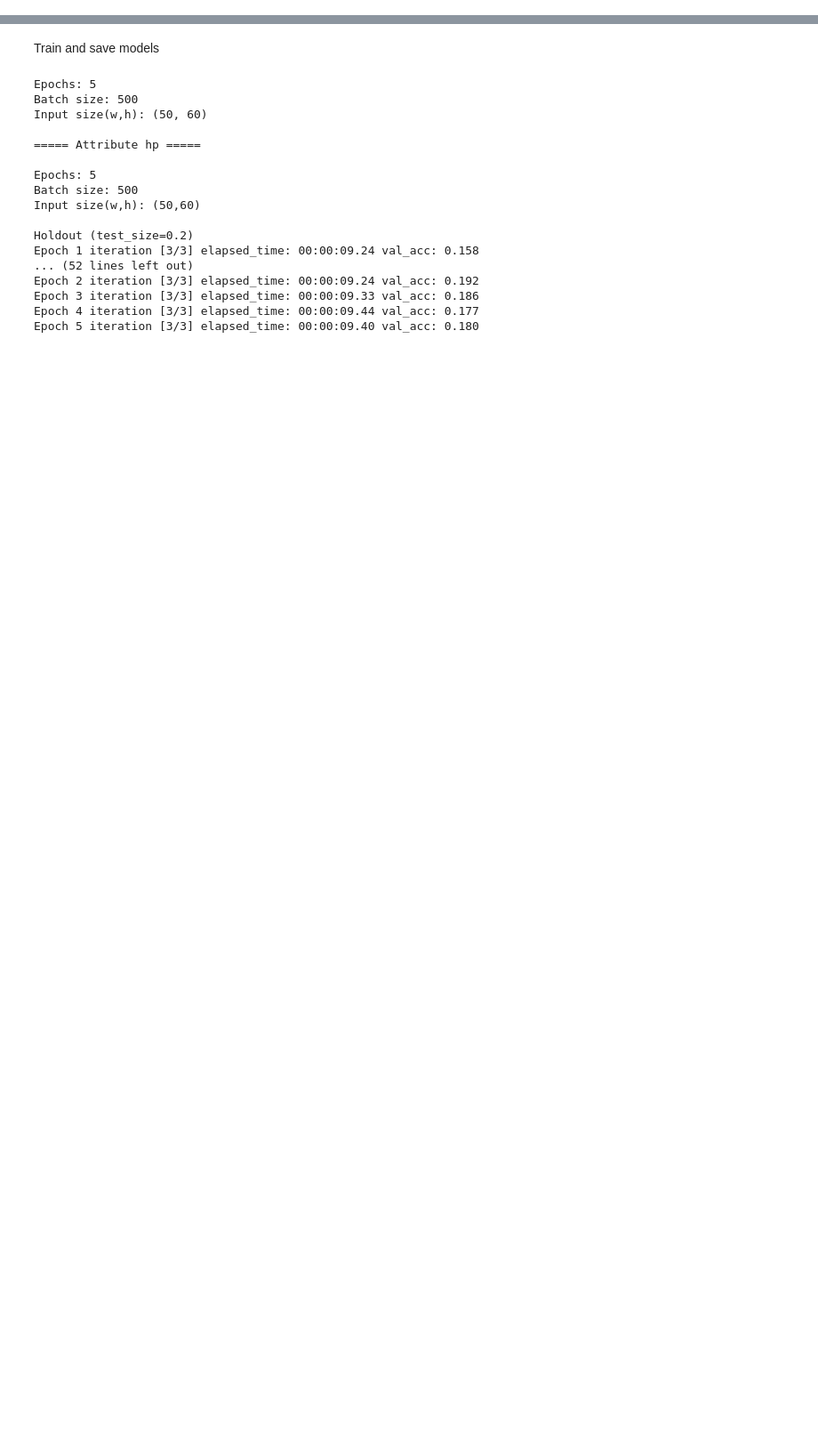
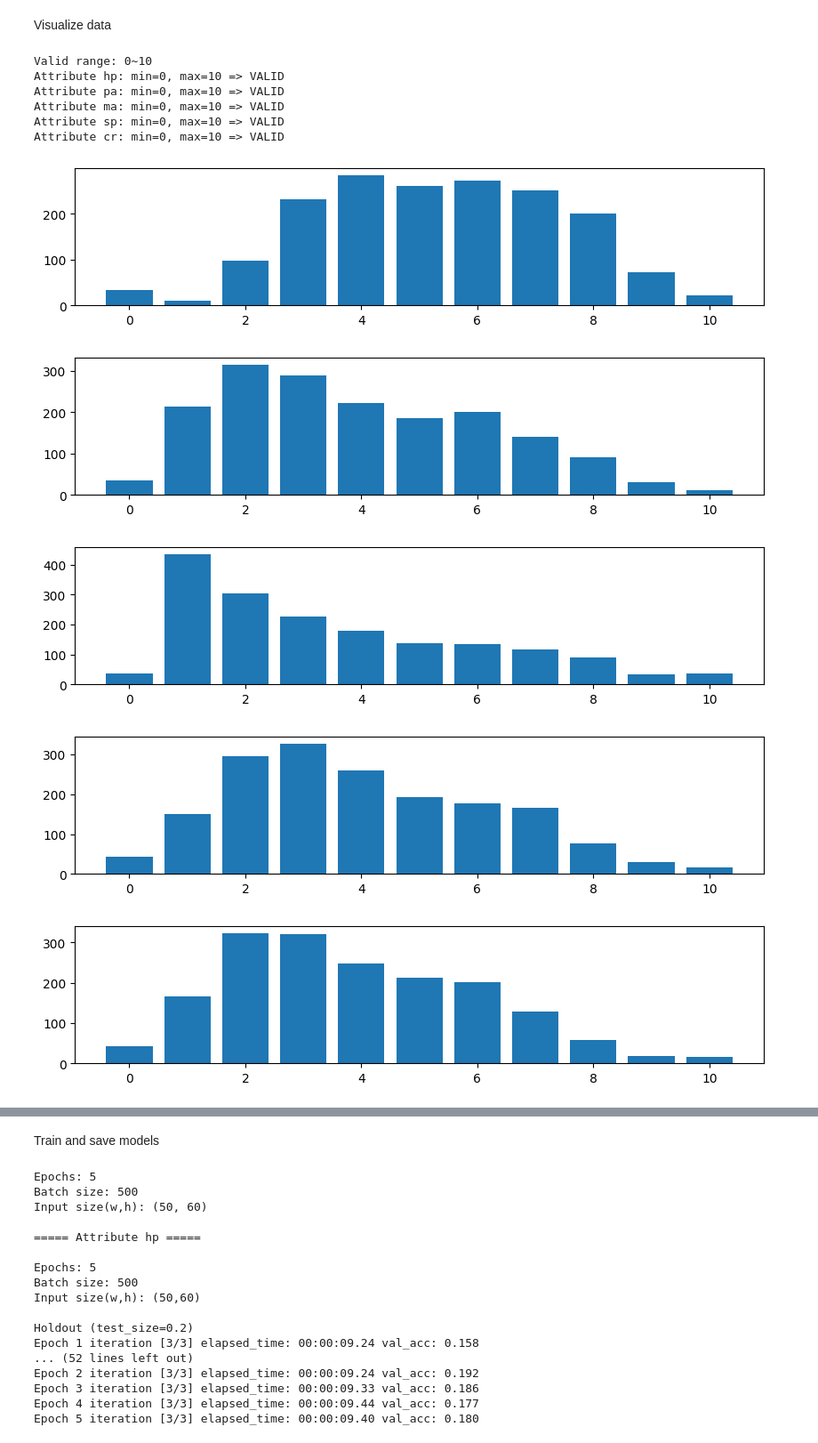
Before and after one commit to LiaoWC/my_py_tools, a Jupyter notebook: do_things.ipynb, the cells around one changed output, grey strips where cells are left out. Shown at 89% size. Drawn from its saved outputs; the diff is of its cells as text; code cells hidden in the pictures; blank space fills up the shorter version.

Commit message:
visualize

```diff
--- a/do_things.ipynb
+++ b/do_things.ipynb
@@ -18,3 +18,23 @@ class MyRandomForestClf(RandomForestClassifier):
     def fit(self, x, y, **kwargs):
         self.n_estimators += self.n_estimators_added_before_each_fit
         super(MyRandomForestClf, self).fit(x, y, **kwargs)
+# %% [markdown]
+Visualize data
+# %%
+plt.rcdefaults()
+record = RatingRecord(record_filename='data/all_records.csv', img_dir='data/images')
+record.plot_rating_distribution_of_all_attrs()
+record.plot_each_rater_rating_distribution_of_each_attribute(save_dir='statistics')
+record.plot_how_many_images_each_rater_has_rated()
+# %% [output]
+Valid range: 0~10
+Attribute hp: min=0, max=10 => VALID
+Attribute pa: min=0, max=10 => VALID
+Attribute ma: min=0, max=10 => VALID
+Attribute sp: min=0, max=10 => VALID
+Attribute cr: min=0, max=10 => VALID
+[figure, added]
+[figure, added]
+[figure, added]
+[figure, added]
+[figure, added]
```
Also changed, not shown: parts of 1 cell of this notebook.
